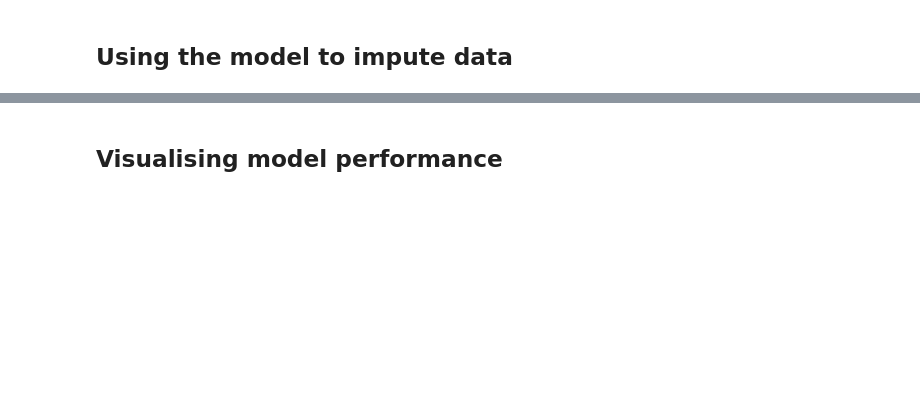
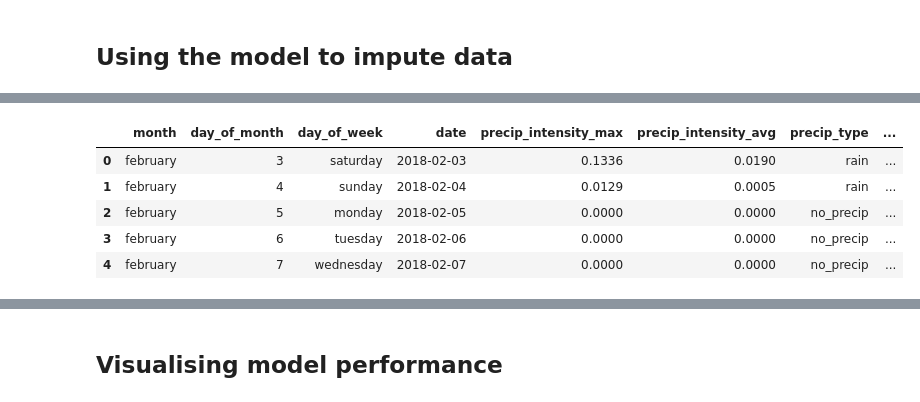
Before and after one commit to souper-streetwise/predictive-model, a Jupyter notebook: src/data_analysis.ipynb, the cells around one changed output, grey strips where cells are left out. Cells and saved outputs as stored; diff of their text form; code cells hidden in the pictures; blank space fills up the shorter version.

```diff
--- a/src/data_analysis.ipynb
+++ b/src/data_analysis.ipynb
@@ -69,6 +83,14 @@ date_df.head()
 # %%
 pred_df = pd.concat([date_df, weather_df], axis = 1)
+prediction_features = [col for col in list(pred_df.columns) if col != 'date']
 pred_df.head()
+# %% [output]
+|  | month | day_of_month | day_of_week | date | precip_intensity_max | precip_intensity_avg | precip_type | ... |
+| 0 | february | 3 | saturday | 2018-02-03 | 0.1336 | 0.0190 | rain | ... |
+| 1 | february | 4 | sunday | 2018-02-04 | 0.0129 | 0.0005 | rain | ... |
+| 2 | february | 5 | monday | 2018-02-05 | 0.0000 | 0.0000 | no_precip | ... |
+| 3 | february | 6 | tuesday | 2018-02-06 | 0.0000 | 0.0000 | no_precip | ... |
+| 4 | february | 7 | wednesday | 2018-02-07 | 0.0000 | 0.0000 | no_precip | ... |
 # %%
 pred_df['month'] = pred_df['month'].map(month)
 pred_df['day_of_week'] = pred_df['day_of_week'].map(day_of_week)
```
Also changed, not shown: parts of 11 cells of this notebook.
